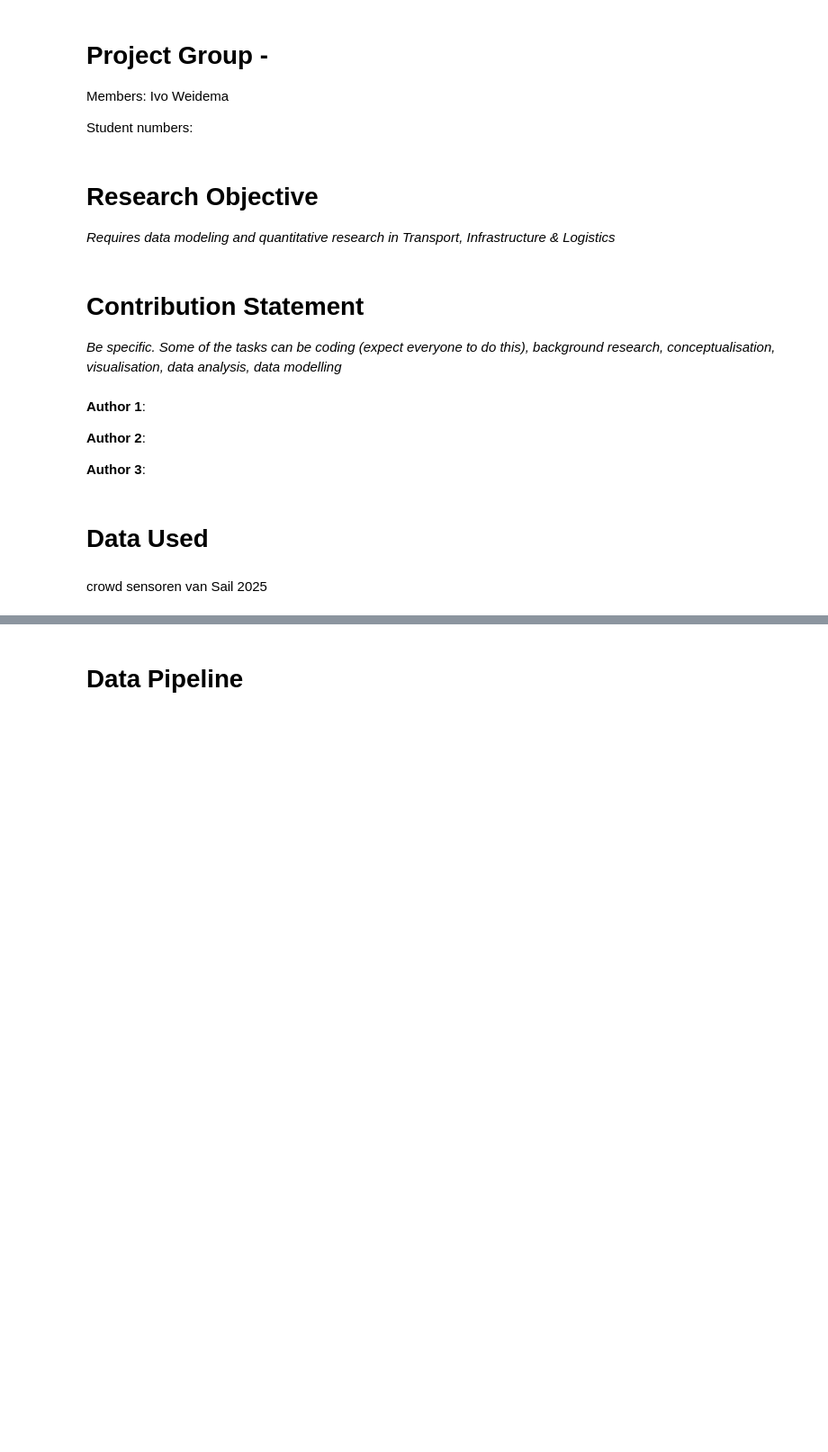
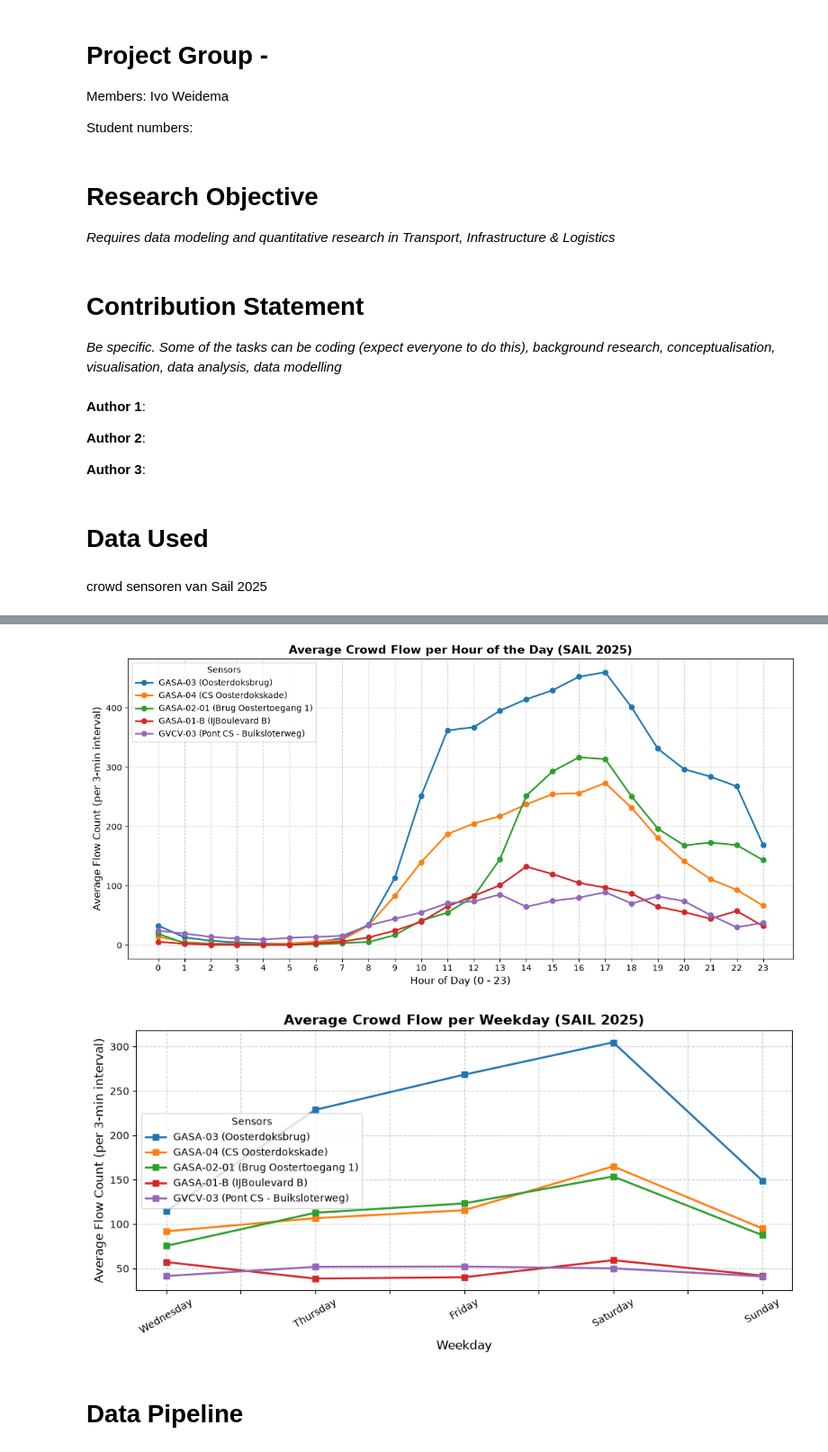
Before and after one commit to iweidema/TIL6022Group2, a Jupyter notebook: project_report_group_2.ipynb, the cells around one changed output, grey strips where cells are left out. Shown at 90% size. Drawn from its saved outputs; the diff is of its cells as text; code cells hidden in the pictures; blank space fills up the shorter version.

Commit message:
5 sensoren toegevoegd

```diff
--- a/project_report_group_2.ipynb
+++ b/project_report_group_2.ipynb
@@ -32,2 +100,70 @@ import numpy as np
+# %%
+# 1. Flow dataset inladen
+df_flow = pd.read_csv("sensordata_SAIL2025.csv")
+df_flow["timestamp"] = pd.to_datetime(df_flow["timestamp"])
+
+# 2. De 5 sensoren selecteren en totale stromen berekenen
+date_time = ["timestamp", "hour", "minute", "day", "weekday", "is_weekend"]
+base_sensors = ["GASA-03", "GASA-04", "GASA-02-01", "GASA-01-B", "GVCV-03"]
+
+df_five_sensors = df_flow[date_time].copy()
+for s in base_sensors:
+  dirs = [col for col in df_flow.columns if col.startswith(s + "_")]
+  df_five_sensors[f"{s}_total"] = df_flow[dirs].sum(axis=1)
+
+# 3. Kolommen en labels voor de visualisaties
+sensors_to_plot = [f"{s}_total" for s in base_sensors]
+sensor_labels = {
+    "GASA-03_total": "GASA-03 (Oosterdoksbrug)",
+    "GASA-04_total": "GASA-04 (CS Oosterdokskade)",
+    "GASA-02-01_total": "GASA-02-01 (Brug Oostertoegang 1)",
+    "GASA-01-B_total": "GASA-01-B (IJBoulevard B)",
+    "GVCV-03_total": "GVCV-03 (Pont CS - Buiksloterweg)",
+}
+
+# --- Plot 1: Gemiddelde loopstroom per uur van de dag ---
+plt.figure(figsize=(12, 6))
+for sensor in sensors_to_plot:
+  df_five_sensors.groupby("hour")[sensor].mean().plot(
+      label=sensor_labels.get(sensor, sensor), marker="o", linewidth=2
+  )
+
+plt.title(
+    "Average Crowd Flow per Hour of the Day (SAIL 2025)",
+    fontsize=14,
+    fontweight="bold",
+)
+plt.xlabel("Hour of Day (0 - 23)", fontsize=12)
+plt.ylabel("Average Flow Count (per 3-min interval)", fontsize=12)
+plt.xticks(range(0, 24))
+plt.legend(title="Sensors", fontsize=10)
+plt.grid(True, linestyle="--", alpha=0.6)
+plt.tight_layout()
+plt.show()
+
+# --- Plot 2: Gemiddelde loopstroom per weekdag ---
+weekday_names = [calendar.day_name[i] for i in range(7)]
+
+plt.figure(figsize=(10, 5))
+for sensor in sensors_to_plot:
+  weekday_means = df_five_sensors.groupby("weekday")[sensor].mean()
+  weekday_means.index = [weekday_names[i] for i in weekday_means.index]
+  weekday_means.plot(
+      label=sensor_labels.get(sensor, sensor), marker="s", linewidth=2
+  )
+
+plt.title(
+    "Average Crowd Flow per Weekday (SAIL 2025)", fontsize=14, fontweight="bold"
+)
+plt.xlabel("Weekday", fontsize=12)
+plt.ylabel("Average Flow Count (per 3-min interval)", fontsize=12)
+plt.legend(title="Sensors", fontsize=10)
+plt.grid(True, linestyle="--", alpha=0.6)
+plt.xticks(rotation=30)
+plt.tight_layout()
+plt.show()
+# %% [output]
+[figure, added]
+[figure, added]
 # %% [markdown]
 # Data Pipeline
```
Also changed, not shown: parts of 2 cells of this notebook.
